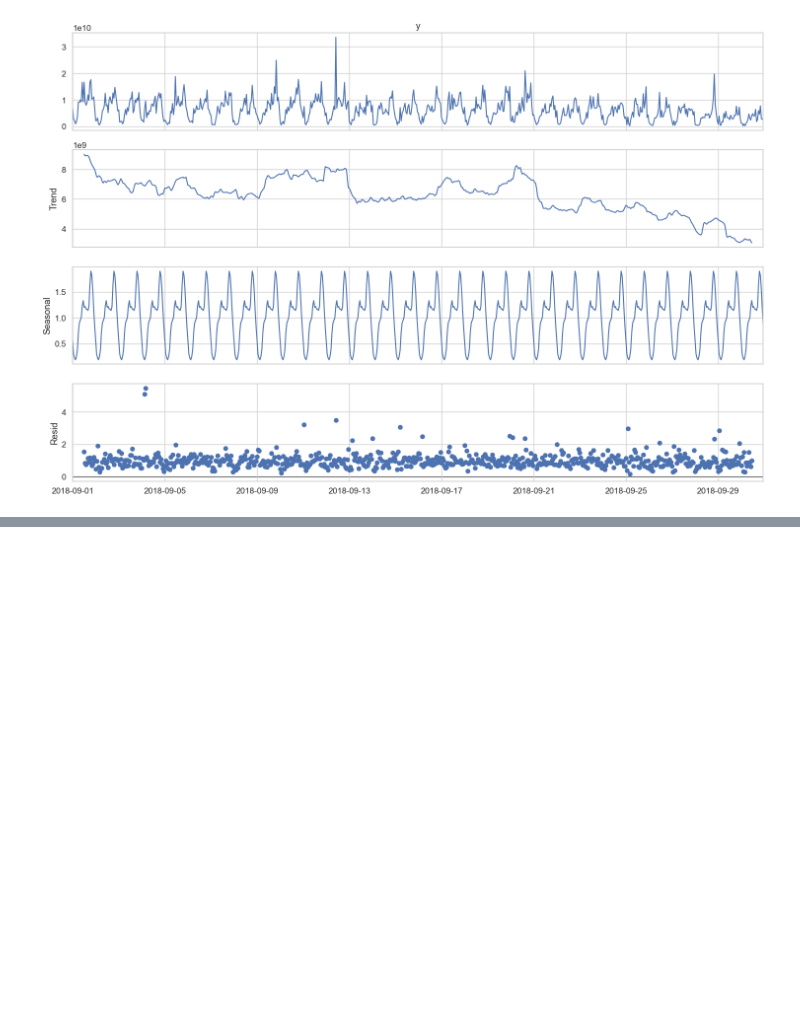
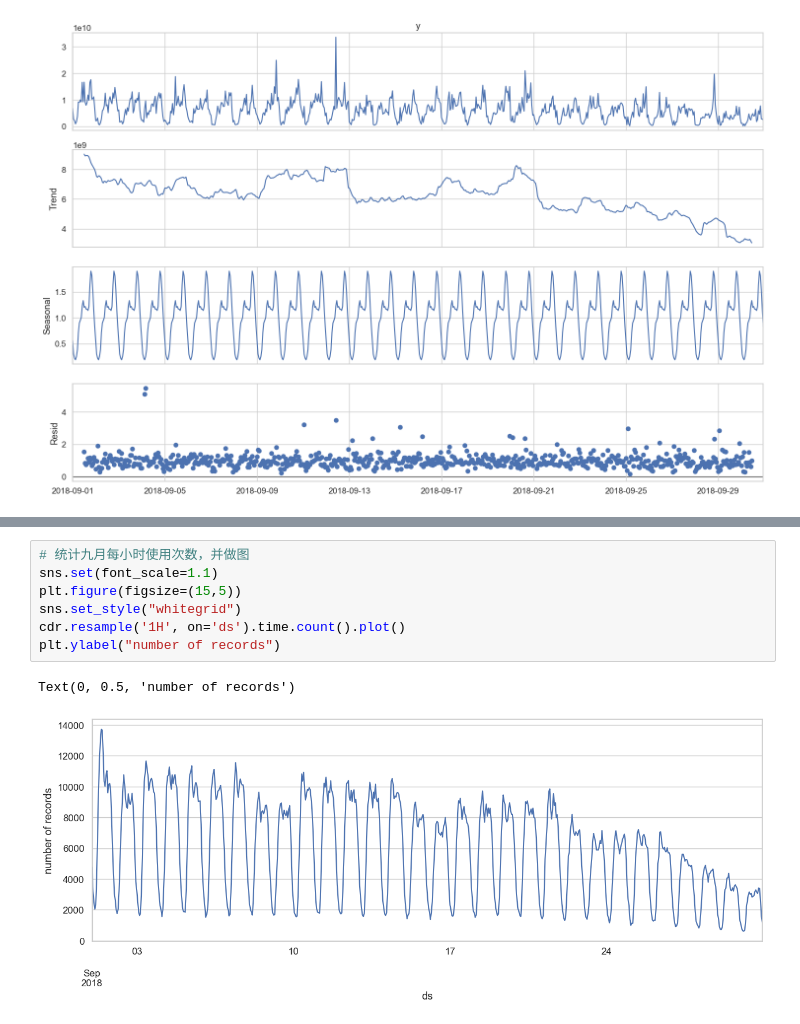
Before and after one commit to ChentingZ0/User_behaviour_data_analysis, a Jupyter notebook: main.ipynb, the cells around one changed output, grey strips where cells are left out. Cells and saved outputs as stored; diff of their text form; blank space fills up the shorter version.

```diff
--- a/main.ipynb
+++ b/main.ipynb
@@ -151,0 +166,10 @@ plt.show()
+# %%
+# 统计九月每小时使用次数，并做图
+sns.set(font_scale=1.1)
+plt.figure(figsize=(15,5))
+sns.set_style("whitegrid")
+cdr.resample('1H', on='ds').time.count().plot()
+plt.ylabel("number of records")
+# %% [output]
+Text(0, 0.5, 'number of records')
+[figure, added]
```
Also changed, not shown: parts of 11 cells of this notebook, 1 other file.
